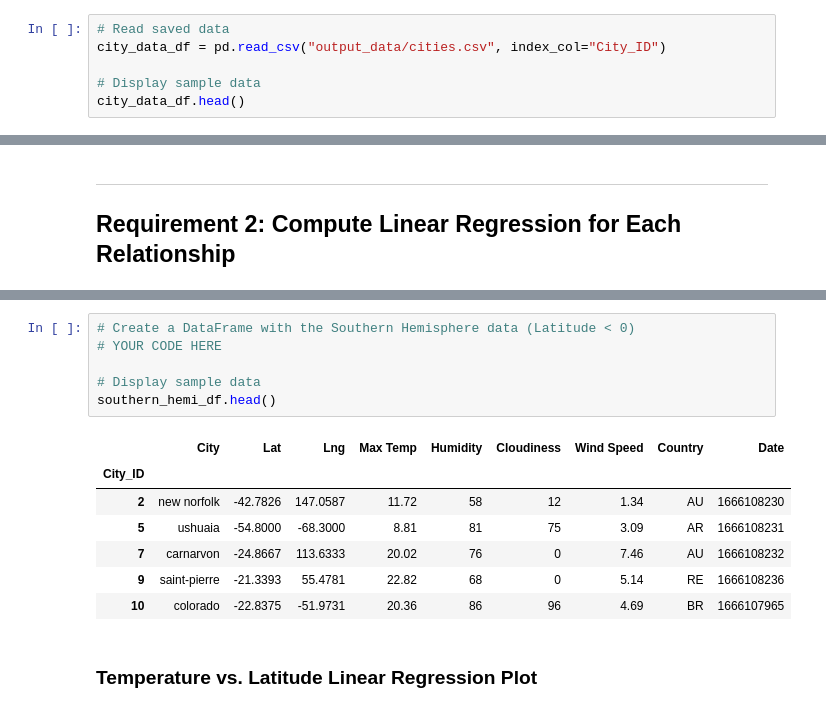
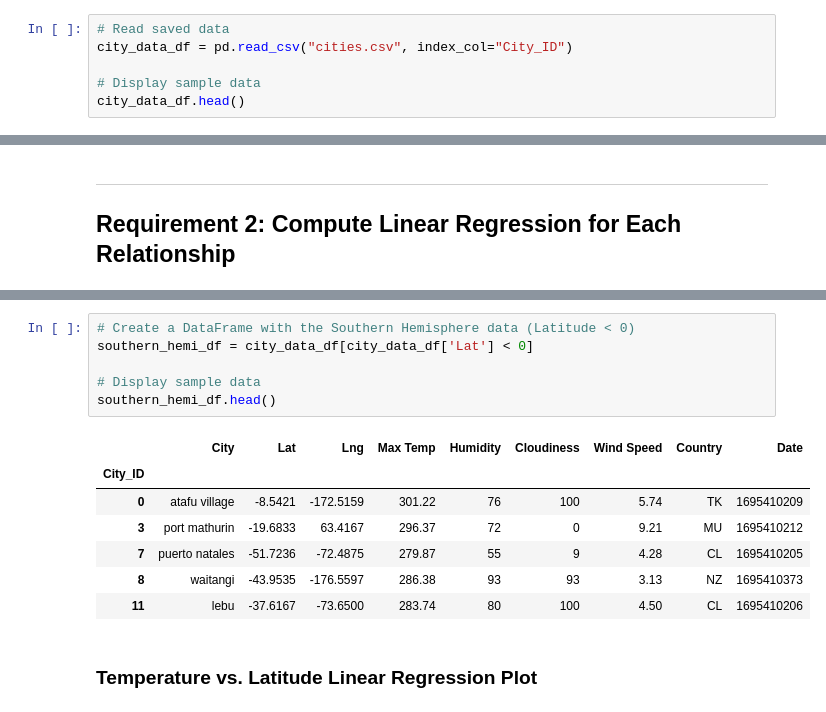
Before and after one commit to joymickle74/python_api_challenge, a Jupyter notebook: Python API/python_api_challenge/Weather_Pyhomework.ipynb, the cells around one changed output, grey strips where cells are left out. Drawn from its saved outputs; the diff is of its cells as text.

```diff
--- a/Python API/python_api_challenge/Weather_Pyhomework.ipynb
+++ b/Python API/python_api_challenge/Weather_Pyhomework.ipynb
@@ -174,6 +172,6 @@ city_data_df.to_csv("output_data/cities.csv", index_label="City_ID")
 # %%
 # Read saved data
-city_data_df = pd.read_csv("output_data/cities.csv", index_col="City_ID")
+city_data_df = pd.read_csv("cities.csv", index_col="City_ID")
 
 # Display sample data
 city_data_df.head()
@@ -274,17 +363,17 @@ northern_hemi_df.head()
 | 6 | albany | 42.6001 | -73.9662 | 10.36 | 74 | 29 | 2.10 | US | 1666108231 |
 # %%
 # Create a DataFrame with the Southern Hemisphere data (Latitude < 0)
-# YOUR CODE HERE
+southern_hemi_df = city_data_df[city_data_df['Lat'] < 0]
 
 # Display sample data
 southern_hemi_df.head()
 # %% [output]
 |  | City | Lat | Lng | Max Temp | Humidity | Cloudiness | Wind Speed | Country | Date |
 | City_ID |  |  |  |  |  |  |  |  |  |
-| 2 | new norfolk | -42.7826 | 147.0587 | 11.72 | 58 | 12 | 1.34 | AU | 1666108230 |
-| 5 | ushuaia | -54.8000 | -68.3000 | 8.81 | 81 | 75 | 3.09 | AR | 1666108231 |
-| 7 | carnarvon | -24.8667 | 113.6333 | 20.02 | 76 | 0 | 7.46 | AU | 1666108232 |
-| 9 | saint-pierre | -21.3393 | 55.4781 | 22.82 | 68 | 0 | 5.14 | RE | 1666108236 |
-| 10 | colorado | -22.8375 | -51.9731 | 20.36 | 86 | 96 | 4.69 | BR | 1666107965 |
+| 0 | atafu village | -8.5421 | -172.5159 | 301.22 | 76 | 100 | 5.74 | TK | 1695410209 |
+| 3 | port mathurin | -19.6833 | 63.4167 | 296.37 | 72 | 0 | 9.21 | MU | 1695410212 |
+| 7 | puerto natales | -51.7236 | -72.4875 | 279.87 | 55 | 9 | 4.28 | CL | 1695410205 |
+| 8 | waitangi | -43.9535 | -176.5597 | 286.38 | 93 | 93 | 3.13 | NZ | 1695410373 |
+| 11 | lebu | -37.6167 | -73.6500 | 283.74 | 80 | 100 | 4.50 | CL | 1695410206 |
 # %% [markdown]
 ###  Temperature vs. Latitude Linear Regression Plot
```
Also changed, not shown: parts of 26 cells of this notebook, 18 other files.
